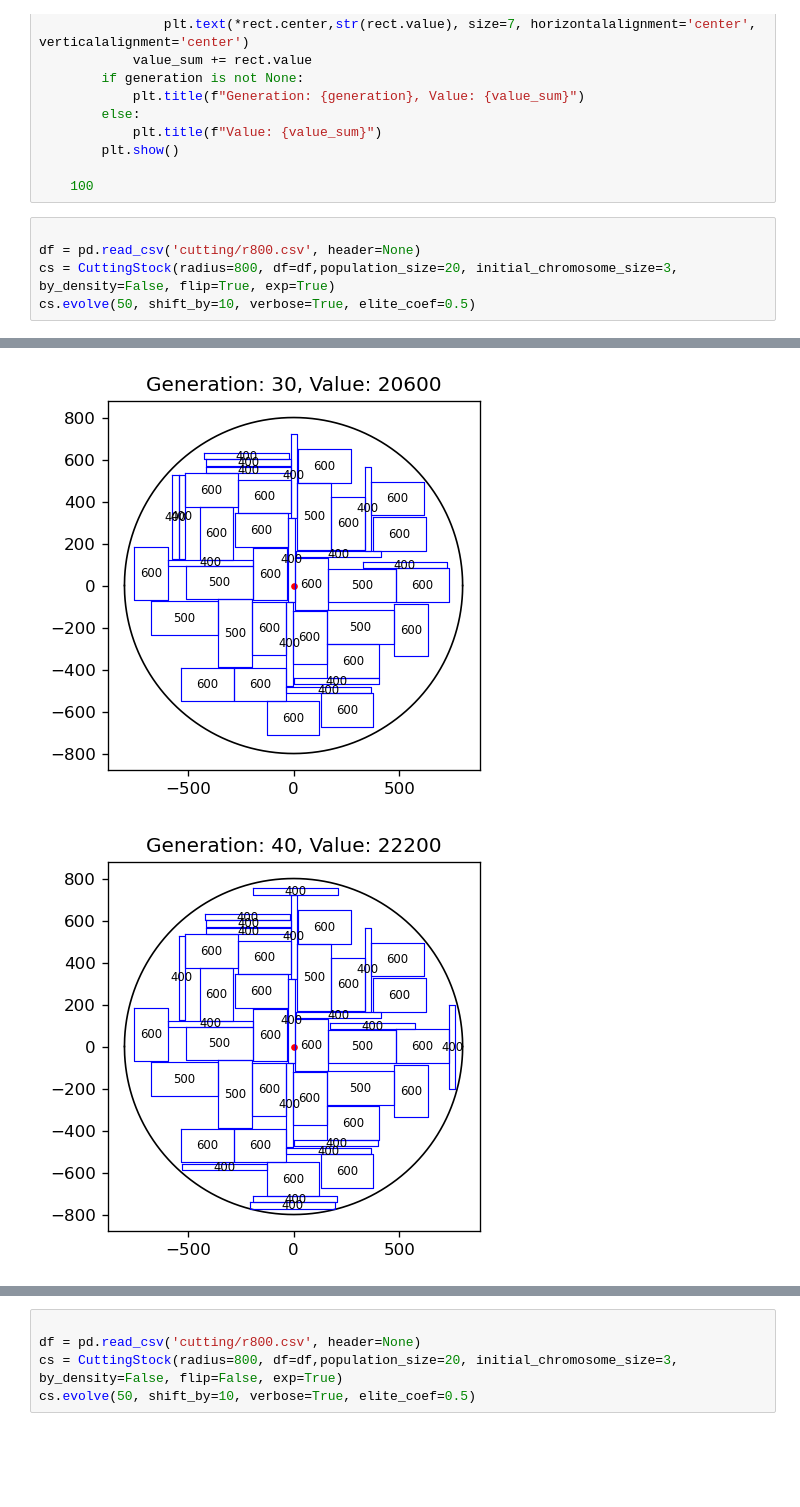
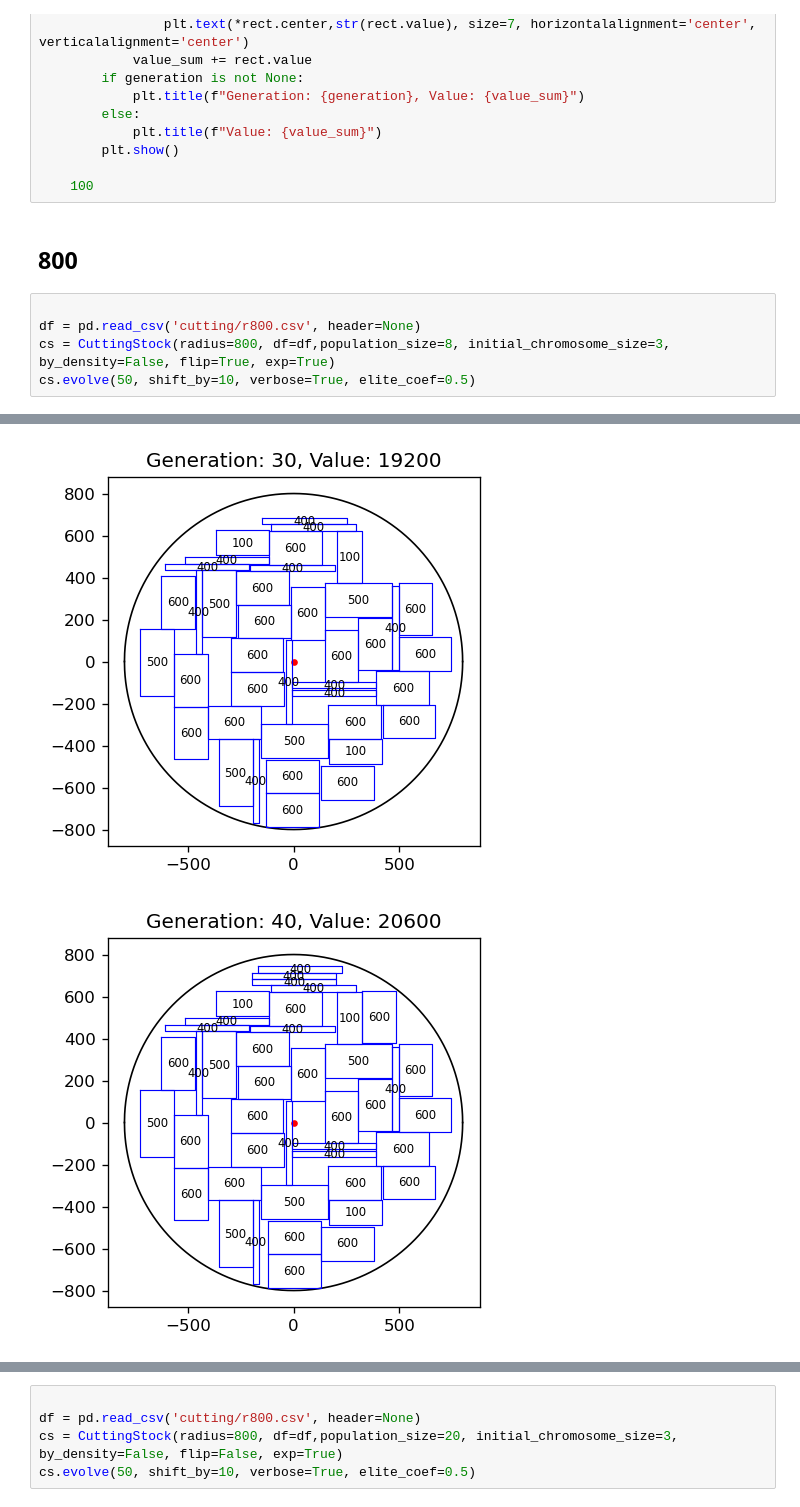
Before and after one commit to skowronskid/Computational-Analysis-Methods, a Jupyter notebook: AE/ga_cutting_stock.ipynb, the cells around one changed output, grey strips where cells are left out. Drawn from its saved outputs; the diff is of its cells as text; blank space fills up the shorter version.

```diff
--- a/AE/ga_cutting_stock.ipynb
+++ b/AE/ga_cutting_stock.ipynb
@@ -284,9 +284,11 @@ class CuttingStock:
         plt.show()
 
     100
+# %% [markdown]
+## 800
 # %%
 
 df = pd.read_csv('cutting/r800.csv', header=None)
-cs = CuttingStock(radius=800, df=df,population_size=20, initial_chromosome_size=3, by_density=False, flip=True, exp=True)
+cs = CuttingStock(radius=800, df=df,population_size=8, initial_chromosome_size=3, by_density=False, flip=True, exp=True)
 cs.evolve(50, shift_by=10, verbose=True, elite_coef=0.5)
 # %% [output]
@@ -296,2 +298,2 @@ cs.evolve(50, shift_by=10, verbose=True, elite_coef=0.5)
-[figure, old version]
+[figure, new version]
-[figure, old version]
+[figure, new version]
```
Also changed, not shown: parts of 1 cell of this notebook.
